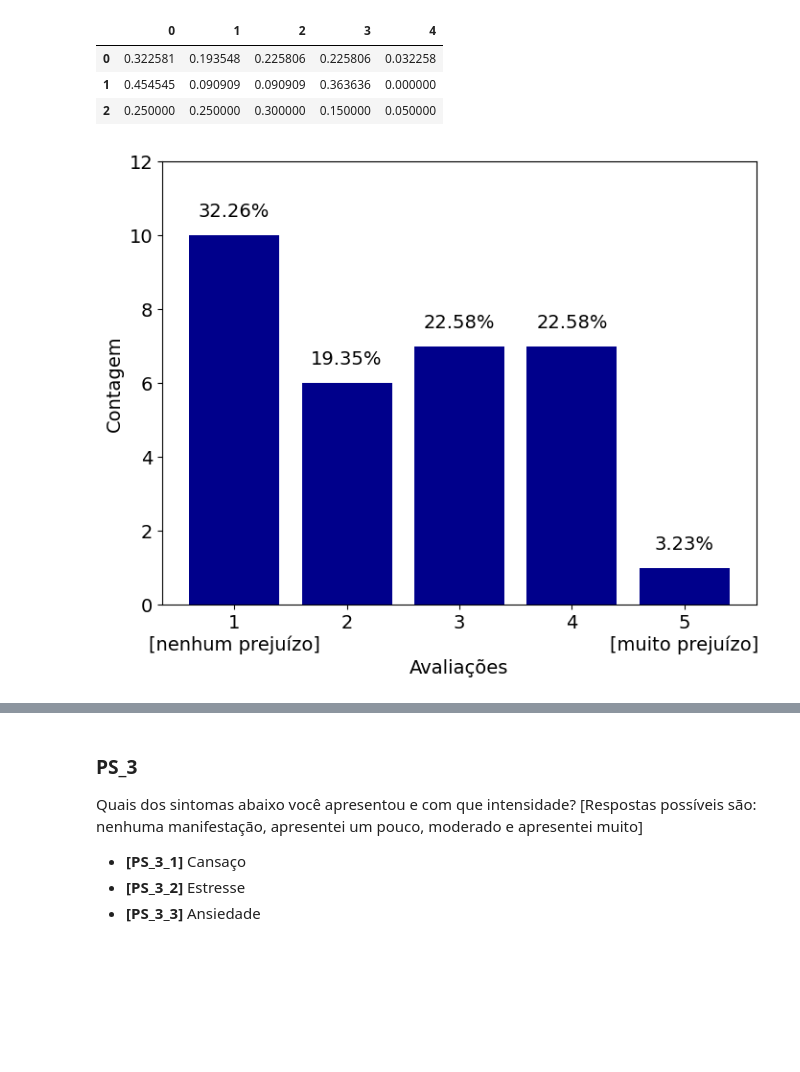
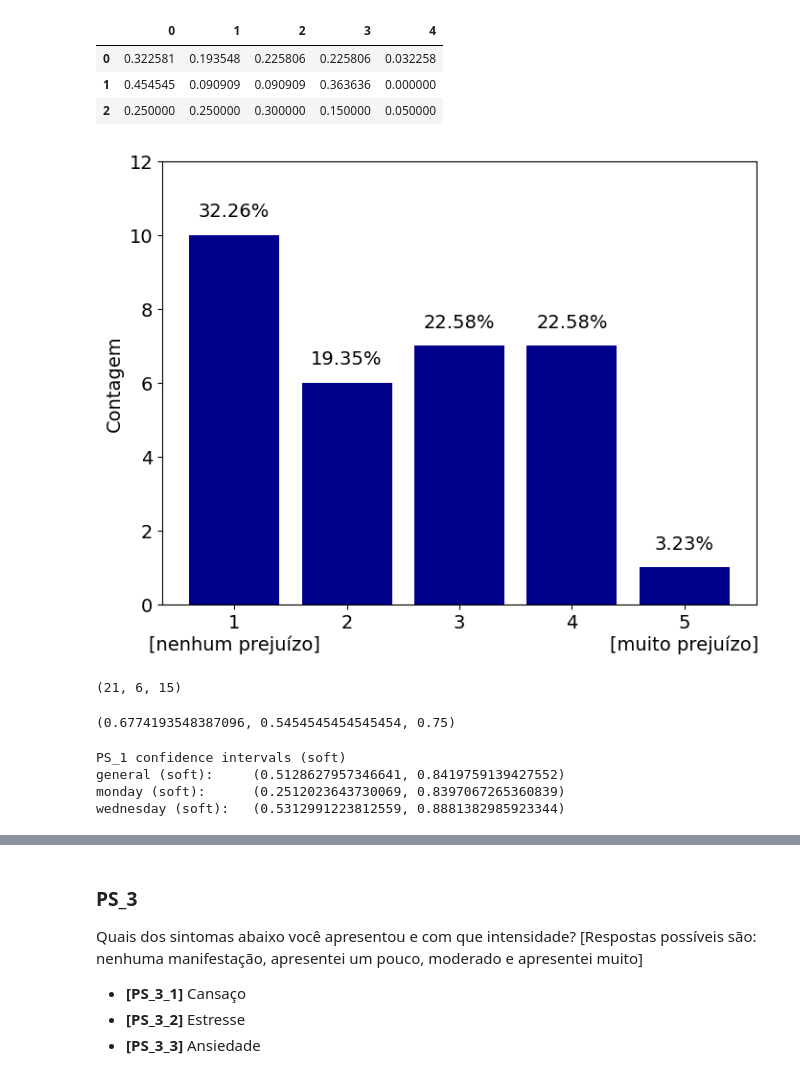
Before and after one commit to henriqueedu2001/pcs3635-health-research-data-analysis, a Jupyter notebook: analisys.ipynb, the cells around one changed output, grey strips where cells are left out. Cells and saved outputs as stored; diff of their text form; code cells hidden in the pictures; blank space fills up the shorter version.

```diff
--- a/analisys.ipynb
+++ b/analisys.ipynb
@@ -2180,39 +2352,86 @@ pd.DataFrame([PS_2_frequency, PS_2_monday_frequency, PS_2_wednesday_frequency])
 | 1 | 0.454545 | 0.090909 | 0.090909 | 0.363636 | 0.000000 |
 | 2 | 0.250000 | 0.250000 | 0.300000 | 0.150000 | 0.050000 |
 # %%
-# plotting PS_1 (general)
+# plotting PS_2 (general)
 fig, axs = plt.subplots(figsize=fig_default_size)
 
 PS_2_categories = [
     '1\n[nenhum prejuízo]',
     '2',
     '3',
     '4',
     '5\n[muito prejuízo]',
 ]
 
 axs.bar(PS_2_categories, PS_2_counting, color=fig_default_color)
 
 # text in the top of the bars
 for i in range(5):
     x = i
     y = PS_2_counting[i] + top_bar_text_offset
     percentage_str = get_percentage_str(fraction=PS_2_frequency[i])
 
     fig.text(x, y, percentage_str, ha='center', transform=plt.gca().transData)
 
 # axs setting
 axs.yaxis.set_major_locator(MaxNLocator(integer=True)) # restricts the y axis in to integer values
 axs.set_ylim(0, 12)
-axs.set_xlabel('Avaliações')
 axs.set_ylabel('Contagem')
 
 
 # save the figure in png format
 if save_all_figures:
-    plt.savefig('health_imgs/PS_1_general')
+    plt.savefig('health_imgs/PS_2_general')
 
 # showing the figure
 plt.show()
 # %% [output]
-[figure, old version]
+[figure, new version]
+# %%
+PS_2_damaged_count = PS_2[PS_2 >= 2].size
+PS_2_monday_damaged_count = PS_2_monday[PS_2_monday >= 2].size
+PS_2_wednesday_damaged_count = PS_2_wednesday[PS_2_wednesday >= 2].size
+
+PS_2_damaged_count, PS_2_monday_damaged_count, PS_2_wednesday_damaged_count
+# %% [output]
+(21, 6, 15)
+# %%
+PS_2_damaged_proportion = PS_2_damaged_count/PS_2.size
+PS_2_monday_damaged_proportion = PS_2_monday_damaged_count/PS_2_monday.size
+PS_2_wednesday_damaged_proportion = PS_2_wednesday_damaged_count/PS_2_wednesday.size
+
+PS_2_damaged_proportion, PS_2_monday_damaged_proportion, PS_2_wednesday_damaged_proportion
+# %% [output]
+(0.6774193548387096, 0.5454545454545454, 0.75)
+# %%
+# confidence intervals
+PS_2_ci_low, PS_2_ci_high = sm.stats.proportion_confint(
+    PS_2_damaged_count,
+    PS_2.size,
+    alpha=0.05,
+    method='normal'
+    )
+
+PS_2_monday_ci_low, PS_2_monday_ci_high = sm.stats.proportion_confint(
+    PS_2_monday_damaged_count,
+    PS_2_monday.size,
+    alpha=0.05,
+    method='normal'
+    )
+
+PS_2_wednesday_ci_low, PS_2_wednesday_ci_high = sm.stats.proportion_confint(
+    PS_2_wednesday_damaged_count,
+    PS_2_wednesday.size,
+    alpha=0.05,
+    method='wilson'
+    )
+
+print(f'PS_1 confidence intervals (soft)')
+print(f'general (soft):     ({PS_2_ci_low}, {PS_2_ci_high})')
+print(f'monday (soft):      ({PS_2_monday_ci_low}, {PS_2_monday_ci_high})')
+print(f'wednesday (soft):   ({PS_2_wednesday_ci_low}, {PS_2_wednesday_ci_high})\n')
+# %% [output]
+PS_1 confidence intervals (soft)
+general (soft):     (0.5128627957346641, 0.8419759139427552)
+monday (soft):      (0.2512023643730069, 0.8397067265360839)
+wednesday (soft):   (0.5312991223812559, 0.8881382985923344)
```
Also changed, not shown: parts of 22 cells of this notebook.
